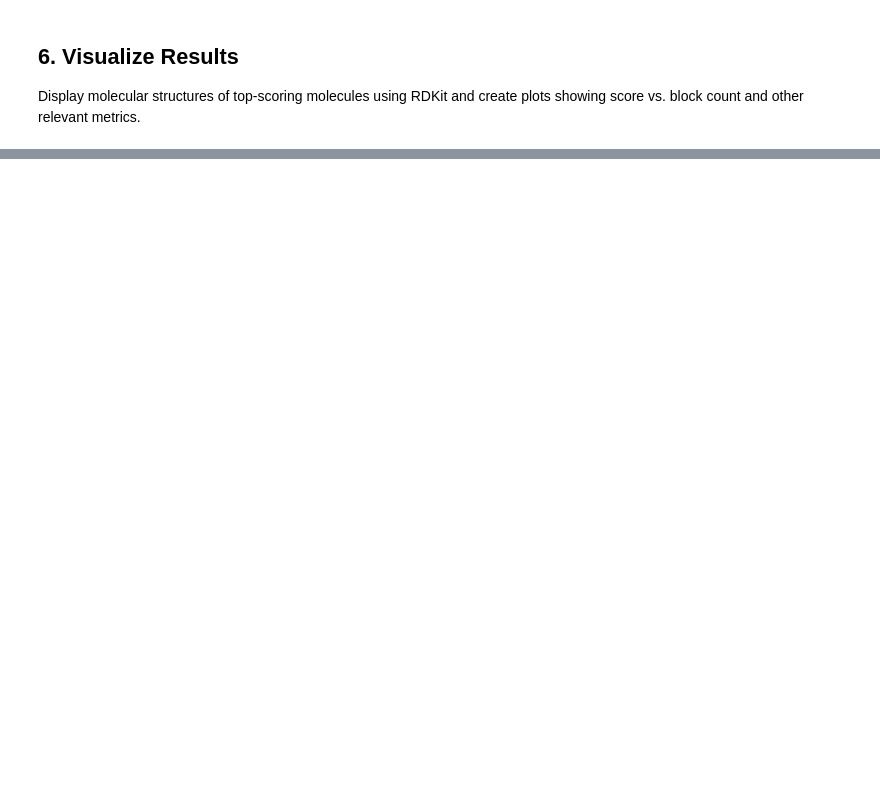
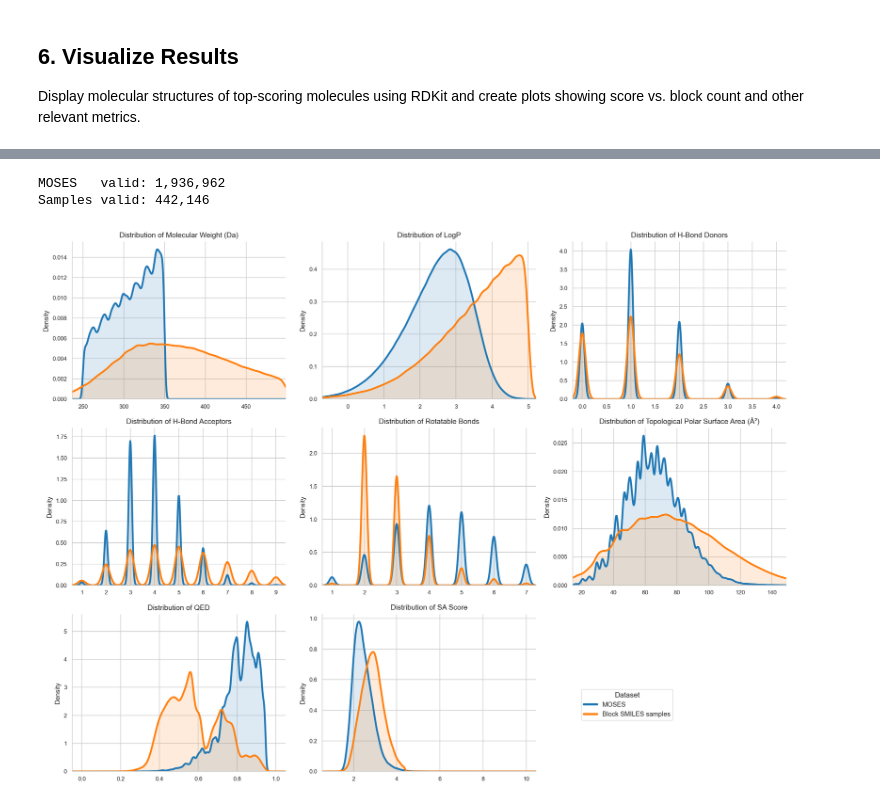
Before and after one commit to EtienneReboul/smiles_blocks, a Jupyter notebook: notebooks/6-er-test_mcts.ipynb, the cells around one changed output, grey strips where cells are left out. Cells and saved outputs as stored; diff of their text form; code cells hidden in the pictures; blank space fills up the shorter version.

```diff
--- a/notebooks/6-er-test_mcts.ipynb
+++ b/notebooks/6-er-test_mcts.ipynb
@@ -283,0 +434,2 @@ else:
+# %%
+moses_df  = pd.read_csv("../data/external/moses_dataset.csv")
@@ -283,0 +498,70 @@ else:
+# %%
+# Adjust column names if yours differ
+moses_smiles  = moses_df["SMILES"]          # or "smiles"
+sample_smiles = results_df["canonical_smiles"]  # or "smiles"
+
+moses_props  = compute_props(moses_smiles)
+sample_props = compute_props(sample_smiles)
+
+print(f"MOSES   valid: {len(moses_props['mol_weight']):,}")
+print(f"Samples valid: {len(sample_props['mol_weight']):,}")
+# %% [output]
+MOSES   valid: 1,936,962
+Samples valid: 442,146
+# %%
+MOSES_COLOR  = "#1f77b4"
+SAMPLE_COLOR = "#ff7f0e"
+KDE_PTS      = 500
+
+def _kde(ax, vals, color, lo, hi):
+    vals = vals[np.isfinite(vals)]
+    if len(vals) < 10:
+        return
+    pad = (hi - lo) * 0.05
+    x   = np.linspace(lo - pad, hi + pad, KDE_PTS)
+    y   = gaussian_kde(vals, bw_method="scott")(x)
+    ax.plot(x, y, color=color, linewidth=2.5)
+    ax.fill_between(x, y, alpha=0.15, color=color)
+
+fig, axes = plt.subplots(3, 3, figsize=(14.5, 10.8))
+fig.patch.set_facecolor("white")
+
+for idx, (key, title, x_min, x_max) in enumerate(PROPERTIES):
+    ax = axes[idx // 3][idx % 3]
+    ax.set_facecolor("white")
+
+    m = moses_props[key]
+    s = sample_props[key]
+    all_v = np.concatenate([m, s])
+    all_v = all_v[np.isfinite(all_v)]
+
+    lo = x_min if x_min is not None else np.percentile(all_v, 0.5)
+    hi = x_max if x_max is not None else np.percentile(all_v, 99.5)
+
+    _kde(ax, m, MOSES_COLOR,  lo, hi)
+    _kde(ax, s, SAMPLE_COLOR, lo, hi)
+
+    ax.set_title(f"Distribution of {title}", fontsize=10, pad=6)
+    ax.set_ylabel("Density", fontsize=9)
+    ax.tick_params(labelsize=8)
+    ax.spines[["top", "right"]].set_visible(False)
+    ax.set_xlim(lo - (hi - lo) * 0.05, hi + (hi - lo) * 0.05)
+    ax.set_ylim(bottom=0)
+
+# Legend in cell 9
+axes[2][2].set_visible(False)
+leg_ax = fig.add_axes([0.68, 0.06, 0.20, 0.18])
+leg_ax.set_axis_off()
+handles = [
+    Line2D([0], [0], color=MOSES_COLOR,  linewidth=3, label="MOSES"),
+    Line2D([0], [0], color=SAMPLE_COLOR, linewidth=3, label="Block SMILES samples"),
+]
+leg = leg_ax.legend(handles=handles, title="Dataset",
+                    title_fontsize=10, fontsize=9, loc="center",
+                    frameon=True, framealpha=0.8, edgecolor="#cccccc")
+leg.get_frame().set_linewidth(0.8)
+
+fig.tight_layout()
+plt.show()
+# %% [output]
+[figure, added]
```
Also changed, not shown: parts of 19 cells of this notebook, 1 other file.
